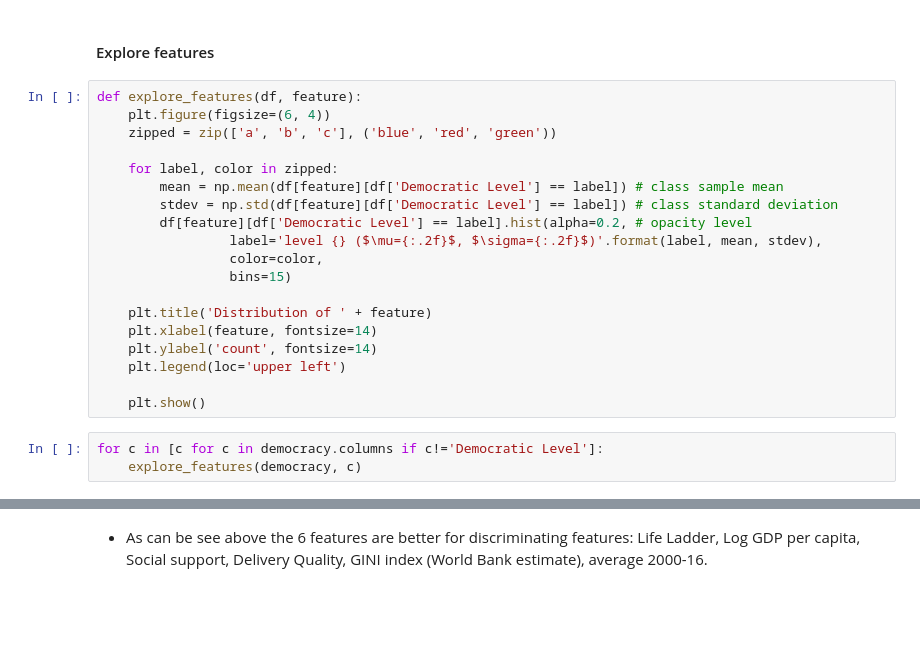
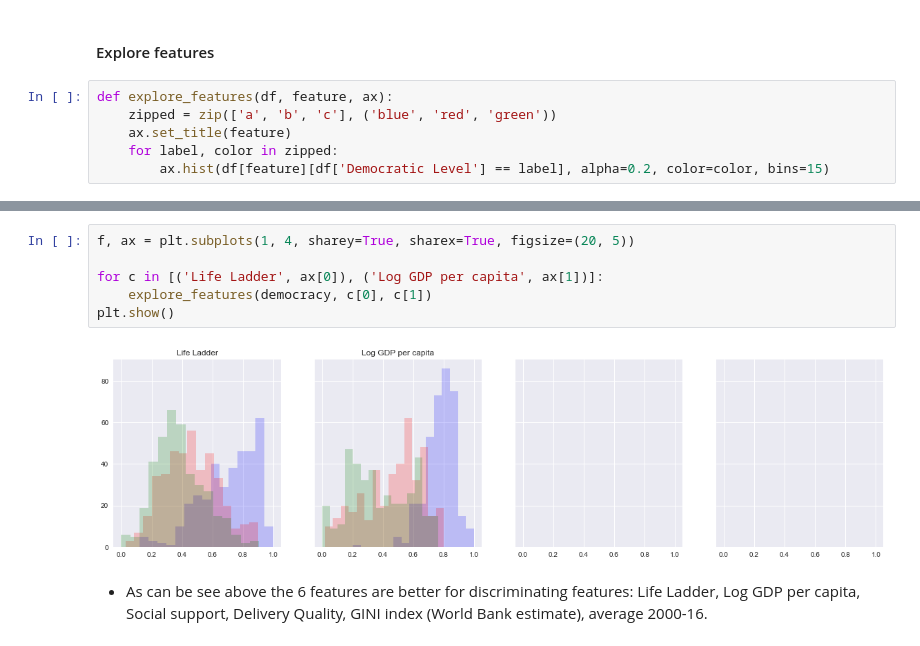
Before and after one commit to Mooophy/158222, a Jupyter notebook: as3/As3.ipynb, the cells around one changed output, grey strips where cells are left out. Cells and saved outputs as stored; diff of their text form; blank space fills up the shorter version.

Commit message:
subplot

```diff
--- a/as3/As3.ipynb
+++ b/as3/As3.ipynb
@@ -50,24 +50,8 @@ democracy.groupby('Democratic Level').count()
 # %% [markdown]
 #### Explore features
 # %%
-def explore_features(df, feature):
-    plt.figure(figsize=(6, 4))
+def explore_features(df, feature, ax):
     zipped = zip(['a', 'b', 'c'], ('blue', 'red', 'green'))
-
+    ax.set_title(feature)
     for label, color in zipped:
-        mean = np.mean(df[feature][df['Democratic Level'] == label]) # class sample mean
-        stdev = np.std(df[feature][df['Democratic Level'] == label]) # class standard deviation
-        df[feature][df['Democratic Level'] == label].hist(alpha=0.2, # opacity level
-                 label='level {} ($\mu={:.2f}$, $\sigma={:.2f}$)'.format(label, mean, stdev),
-                 color=color,
-                 bins=15)
-
-    plt.title('Distribution of ' + feature)
-    plt.xlabel(feature, fontsize=14)
-    plt.ylabel('count', fontsize=14)
-    plt.legend(loc='upper left')
-
-    plt.show()
+        ax.hist(df[feature][df['Democratic Level'] == label], alpha=0.2, color=color, bins=15)
-# %%
-for c in [c for c in democracy.columns if c!='Democratic Level']:
-    explore_features(democracy, c)
@@ -88,3 +58,11 @@ for c in [c for c in democracy.columns if c!='Democratic Level']:
+# %%
+f, ax = plt.subplots(1, 4, sharey=True, sharex=True, figsize=(20, 5))
+
+for c in [('Life Ladder', ax[0]), ('Log GDP per capita', ax[1])]:
+    explore_features(democracy, c[0], c[1])
+plt.show()
+# %% [output]
+[figure, added]
 # %% [markdown]
 * As can be see above the 6 features are better for discriminating features: Life Ladder, Log GDP per capita, Social support,  Delivery Quality, GINI index (World Bank estimate), average 2000-16.
 # %%
```
Also changed, not shown: parts of 1 cell of this notebook.
